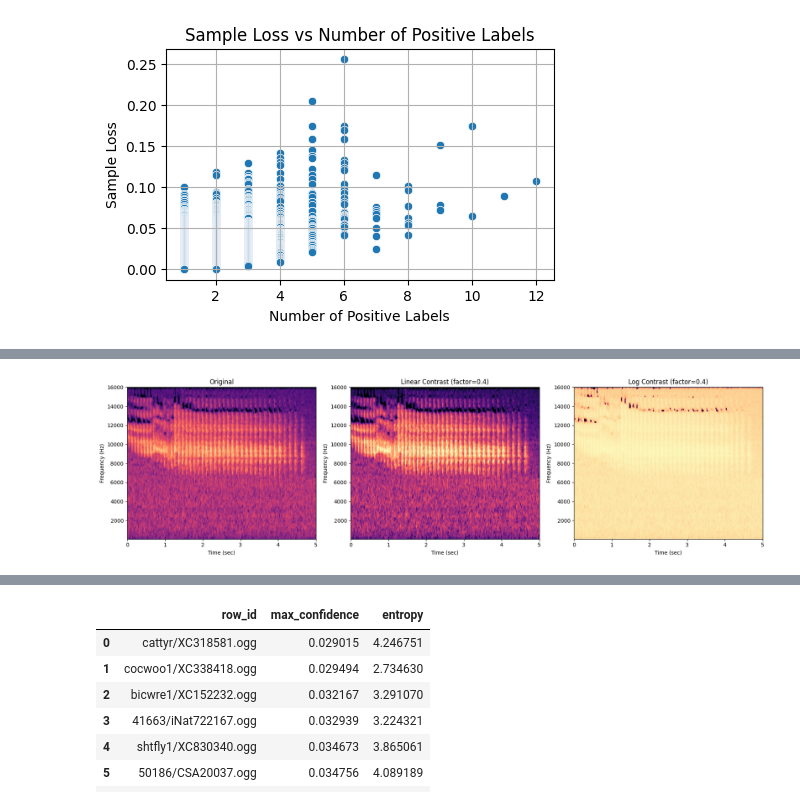
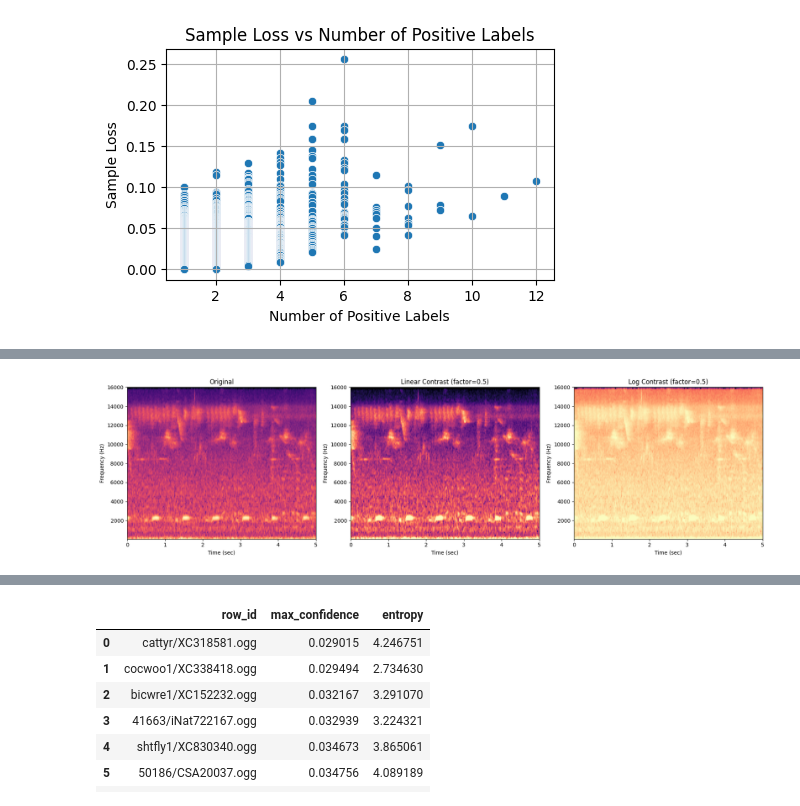
Before and after one commit to junya737/birdclef-2025, a Jupyter notebook: scripts/check_predictions.ipynb, the cells around one changed output, grey strips where cells are left out. Drawn from its saved outputs; the diff is of its cells as text; code cells hidden in the pictures.

```diff
--- a/scripts/check_predictions.ipynb
+++ b/scripts/check_predictions.ipynb
@@ -306,34 +313,34 @@ def enhance_spectrogram_contrast_log_safe(spec, factor=0.15):
     return np.clip(normalized, 0, 1)
 
 def show_spectrogram_contrast_comparison(spec, factor=0.15, log_base=10, fmin=50, fmax=16000, duration=5.0):
     """
     オリジナル / 線形強調 / log強調 の比較表示
     """
     extent = [0, duration, fmin, fmax]
 
     enhanced_linear = enhance_spectrogram_contrast_linear(spec, factor)
-    enhanced_log = enhance_spectrogram_contrast_log(spec, log_base, factor)
+    enhanced_log = enhance_spectrogram_contrast_log_safe(spec, factor)
 
     fig, axs = plt.subplots(1, 3, figsize=(18, 5))
 
     axs[0].imshow(spec, aspect='auto', origin='lower', cmap='magma', extent=extent)
     axs[0].set_title("Original")
 
     axs[1].imshow(enhanced_linear, aspect='auto', origin='lower', cmap='magma', extent=extent)
     axs[1].set_title(f"Linear Contrast (factor={factor})")
 
     axs[2].imshow(enhanced_log, aspect='auto', origin='lower', cmap='magma', extent=extent)
     axs[2].set_title(f"Log Contrast (factor={factor})")
 
     for ax in axs:
         ax.set_xlabel("Time (sec)")
         ax.set_ylabel("Frequency (Hz)")
 
     plt.tight_layout()
     plt.show()
 
-species_id = "amakin1-XC306297"
+species_id = "shghum1-XC355659"
 mel = spec[species_id]
-show_spectrogram_contrast_comparison(mel, factor=0.4)
+show_spectrogram_contrast_comparison(mel, factor=0.5)
 # %% [output]
-[figure, old version]
+[figure, new version]
```
Also changed, not shown: parts of 13 cells of this notebook.
